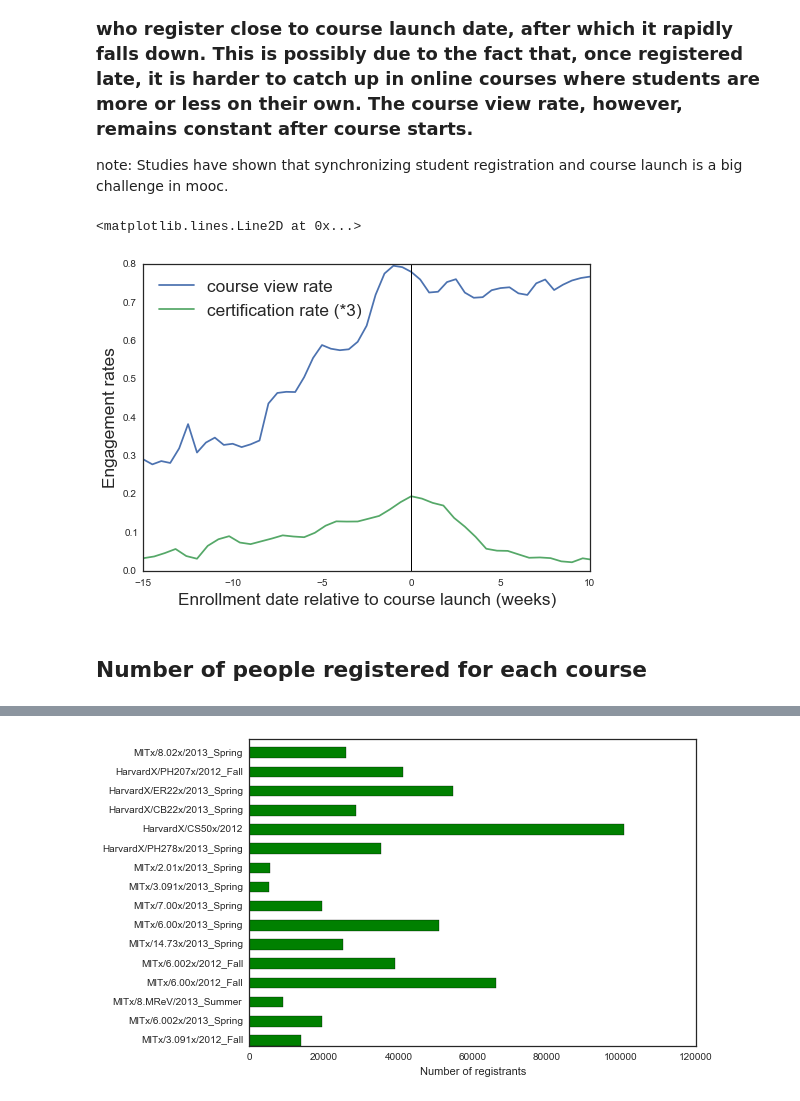
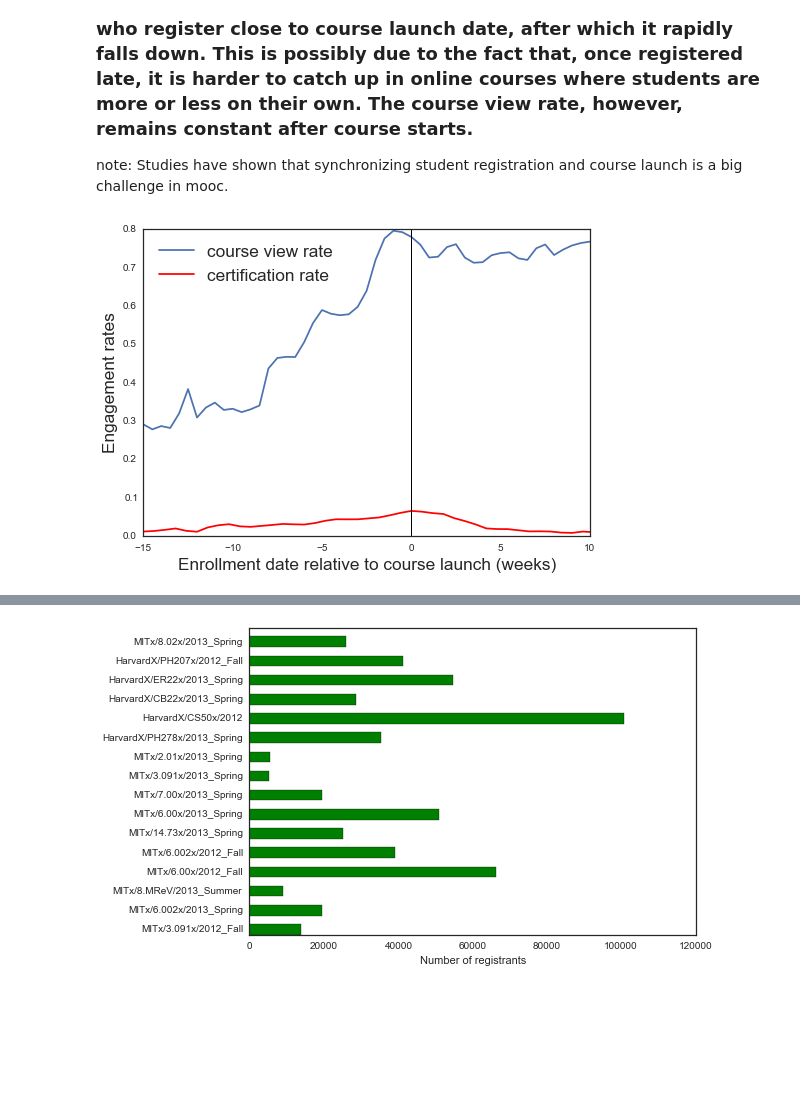
Before and after one commit to hadi-ds/mooc, a Jupyter notebook: DataPreparation.ipynb, the cells around one changed output, grey strips where cells are left out. Saved outputs shown, nothing was run; the diff lists cells and outputs as text; code cells hidden in the pictures; blank space fills up the shorter version.

```diff
--- a/DataPreparation.ipynb
+++ b/DataPreparation.ipynb
@@ -100,31 +100,24 @@ df['instructor'] = dt4
 del dt1, dt2, dt3, dt4
 
 #add number of courses each student has signed up for.
-IDs = df['userid_DI'].copy()
-IDs = sort(IDs)
+student_courses = {}
 
-s0 = IDs[0]
-n = 0
-student_courses = {}
-for st in IDs:
-    if st == s0:
-        n += 1
+for student in df['userid_DI']:
+    if student not in student_courses:
+        student_courses[student] = 1
     else:
-        student_courses[s0] = n
-        s0 = st
-        n = 1
-    student_courses[st] = n
+        student_courses[student] += 1
 
 z = []
 for i in xrange(df.shape[0]):
     z.append(student_courses[df['userid_DI'][i]])
 
 df['no_courses'] = z
-del z, student_courses, IDs
+del z, student_courses
 
-df = df.applymap(lambda x: np.nan if isinstance(x, basestring) and x.isspace() else x)
+df = df.applymap(lambda x: np.nan if isinstance(x, basestring) and x.isspace() else x) # replace black cells with NA
 del df['roles'] # same for all
-df = df[pd.isnull(df.incomplete_flag)]
+df = df[pd.isnull(df.incomplete_flag)] # remove internally inconsistent records (flag = 1)
 del df['incomplete_flag'], df['registered']
 df.index = arange(df.shape[0])
 # %%
@@ -338,43 +340,41 @@ note: Studies have shown that synchronizing student registration and course laun
 end = 20
 
 out2 = []
-#out3 = []
 out4 = []
 for wk in np.linspace(-15, 15, 51):#xrange(-end, end/2, 2):
+    #temp = df_out[df_out['regis_to_start'] < wk]
     temp = df[df['regis_to_start'] < wk]
+
     temp = temp[temp['regis_to_start'] >= wk-1]
     out2.append(sum(temp['viewed'] == 1)/float(temp.shape[0]))
     #out3.append(2*sum(temp['explored'] == 1)/float(temp.shape[0]))
-    out4.append(3*sum(temp['certified'] == 1)/float(temp.shape[0]))
+    out4.append(sum(temp['certified'] == 1)/float(temp.shape[0]))
 
 #plot
 #plt.subplot(121)
 sns.set_style('white')
 
 plt.xlim([-15,10])
 #plt.ylabel('Enrollment')
 plt.xlabel('Enrollment relative to launch')
 #plt.hist(df['regis_to_start'], 70);
 
 
 #plt.subplot(122)
 
 plt.plot(np.linspace(-15, 10, 51), out2, label="course view rate")
 #plt.plot(np.linspace(-15, 15, 51), out3, label="explored (*2)")
-plt.plot(np.linspace(-15, 15, 51), out4, label="certification rate (*3)")
+plt.plot(np.linspace(-15, 15, 51), out4, label="certification rate ", color='r')
 #plt.ylim([0, .08])
 
 plt.xlabel('Enrollment date relative to course launch (weeks)',  fontsize = 'xx-large')
 plt.ylabel('Engagement rates', fontsize = 'xx-large')
 plt.legend(loc="upper left", fontsize = 'xx-large')
-plt.axvline(x=0.0, ymin=0, ymax = 1, linewidth=1, color='k')
+plt.axvline(x=0.0, ymin=0, ymax = 1, linewidth=1, color='k');
 #plt.savefig('engagement.eps', format='eps')
 
 
 #plt.show()
 #print "!USE THIS TO CLAIM: ENROLLMENT MUST BE OPEN NO EARLIER THAN FEW WEEKS BEFORE THE LAUNCH."
 # %% [output]
-<matplotlib.lines.Line2D at 0x...>
-[figure, old version]
+[figure, new version]
-# %% [markdown]
-## Number of people registered for each course
```
Also changed, not shown: parts of 12 cells of this notebook, 1 other file.
